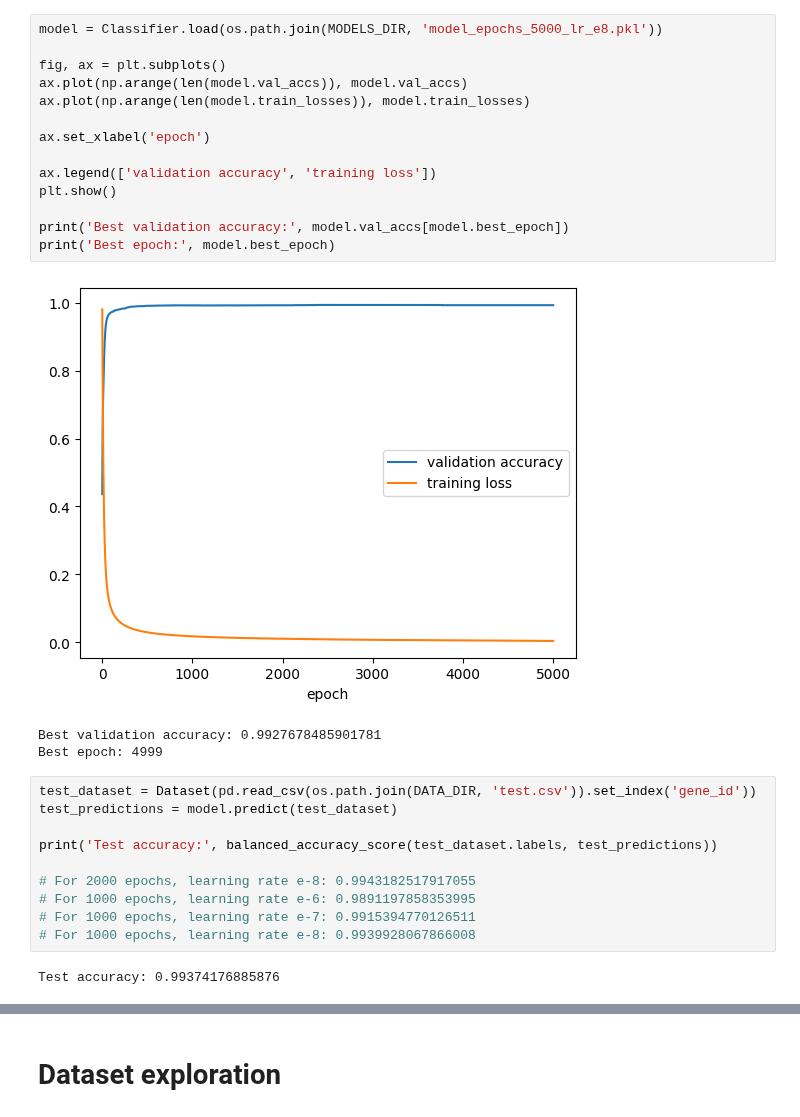
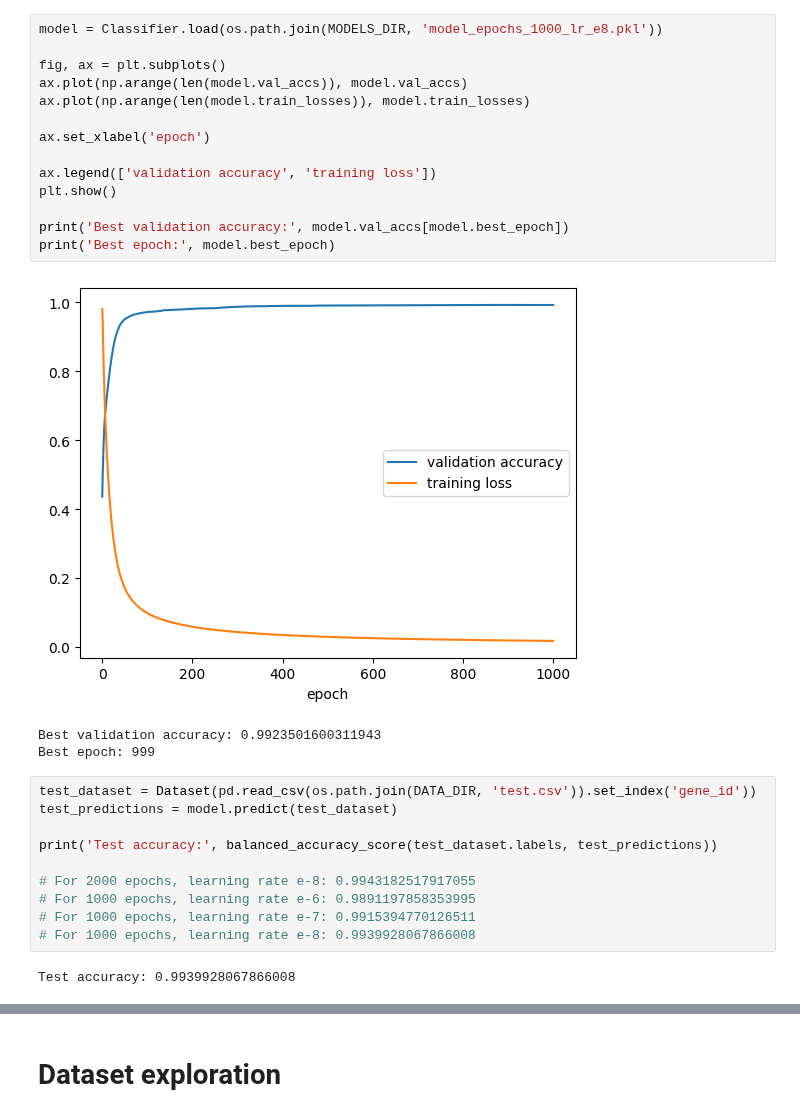
Before and after one commit to pipparichter/selenobot, a Jupyter notebook: notebooks/sandbox.ipynb, the cells around one changed output, grey strips where cells are left out. Drawn from its saved outputs; the diff is of its cells as text.

```diff
--- a/notebooks/sandbox.ipynb
+++ b/notebooks/sandbox.ipynb
@@ -30,21 +24,21 @@ The autoreload extension is already loaded. To reload it, use:
 # %%
-model = Classifier.load(os.path.join(MODELS_DIR, 'model_epochs_5000_lr_e8.pkl'))
+model = Classifier.load(os.path.join(MODELS_DIR, 'model_epochs_1000_lr_e8.pkl'))
 
 fig, ax = plt.subplots()
 ax.plot(np.arange(len(model.val_accs)), model.val_accs)
 ax.plot(np.arange(len(model.train_losses)), model.train_losses)
 
 ax.set_xlabel('epoch')
 
 ax.legend(['validation accuracy', 'training loss'])
 plt.show()
 
 print('Best validation accuracy:', model.val_accs[model.best_epoch])
 print('Best epoch:', model.best_epoch)
 # %% [output]
-[figure, old version]
+[figure, new version]
-Best validation accuracy: 0.9927678485901781
-Best epoch: 4999
+Best validation accuracy: 0.9923501600311943
+Best epoch: 999
 # %%
 test_dataset = Dataset(pd.read_csv(os.path.join(DATA_DIR, 'test.csv')).set_index('gene_id'))
 test_predictions = model.predict(test_dataset)
@@ -56,4 +50,4 @@ print('Test accuracy:', balanced_accuracy_score(test_dataset.labels, test_predic
 # For 1000 epochs, learning rate e-7: 0.9915394770126511
 # For 1000 epochs, learning rate e-8: 0.9939928067866008
 # %% [output]
-Test accuracy: 0.99374176885876
+Test accuracy: 0.9939928067866008
```
Also changed, not shown: parts of 3 cells of this notebook, 3 other files.
